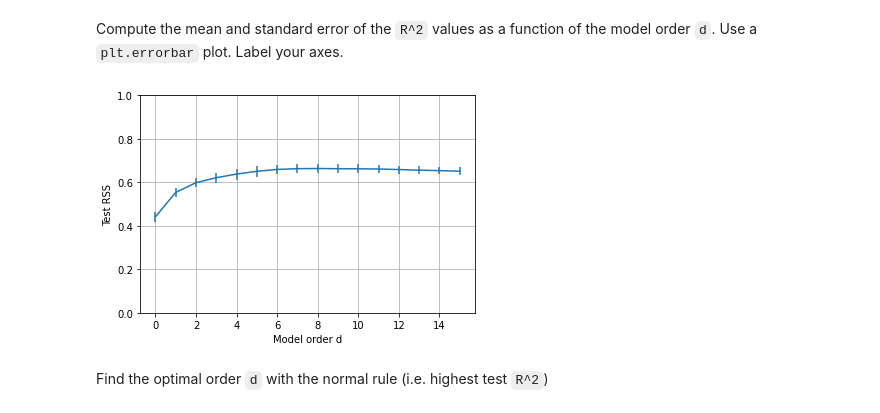
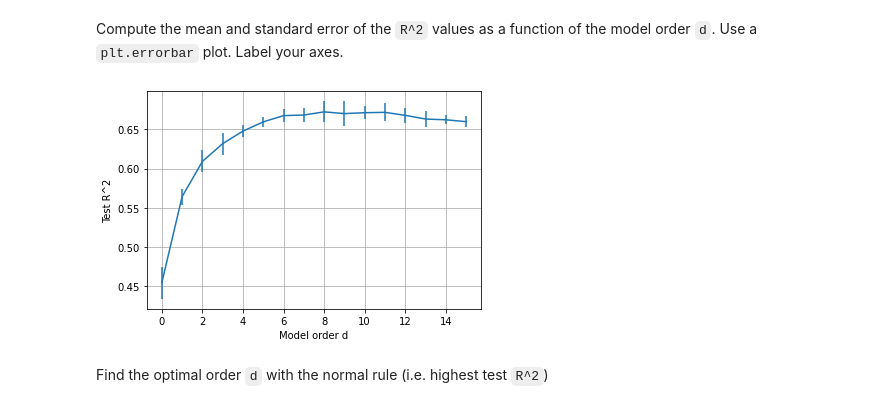
Before and after one commit to vaibhav016/MachineLearning, a Jupyter notebook: unit04_model_sel/lab_neural_partial.ipynb, the cells around one changed output. Drawn from its saved outputs; the diff is of its cells as text; code cells hidden in the pictures.

```diff
--- a/unit04_model_sel/lab_neural_partial.ipynb
+++ b/unit04_model_sel/lab_neural_partial.ipynb
@@ -171,8 +171,8 @@ def create_dly_data(X,y,dly):
     ydly = np.empty((samples-dly,) ,dtype=float)
     ydly = y[dly:]
 
-    for i in range(dly+1):
-        Xdly[:,i*p:(i+1)*p] = X[dly-i:samples-i,:]
+    for delay in range(dly+1):
+        Xdly[:,delay*p:(delay+1)*p] = X[dly-delay:samples-delay,:]
     return Xdly, ydly
 # %% [markdown]
 Now fit an linear delayed model with `dly=6` additional delay lags.  That is,
@@ -244,7 +246,7 @@ dmax = 15  # maximum number of delays
 
 # TODO 9:  Create a k-fold object
 # kf = sklearn.model_selection.KFold(...)
-kf = sklearn.model_selection.KFold(n_splits=nfold, shuffle=False)
+kf = sklearn.model_selection.KFold(n_splits=nfold, shuffle=True, random_state=23)
 
 # TODO 10:  Model orders to be tested
 # dtest = vector [0,1,...,dmax]
@@ -280,18 +282,18 @@ for it, d in enumerate(dtest):
         # Split the data (Xdly,ydly) into training and test
         Xtr =  Xdly[Itr]
         ytr =  ydly[Itr]
+
         Xts =  Xdly[Its]
         yts =  ydly[Its]
 
         # TODO 14:  Fit data on training data
         modeldly = LinearRegression()
         modeldly.fit(Xtr, ytr)
-        Rsq[it][isplit] = modeldly.score(Xts, yts)
 
         # TODO 15:  Measure the R^2 vale on test data and store in the matrix Rsq
 #         rsq = model.score(Xts,yts)
+        Rsq[it][isplit] = modeldly.score(Xts, yts)
 
-        Rsq[it][isplit] = modeldly.score(Xts, yts)
         pbar.update(1)
 pbar.close()
 # %% [markdown]
@@ -299,16 +301,17 @@ Compute the mean and standard error of the `R^2` values as a function of the mod
 # %%
 # TODO 16
 
 Mean_Rsq = np.mean(Rsq,axis=1)
+# Std_Rsq = np.std(Rsq, axis=1)*np.sqrt(nfold)/np.sqrt(nfold-1)
 Std_Rsq = np.std(Rsq, axis=1)*np.sqrt(nfold)/np.sqrt(nfold-1)
 
 plt.errorbar(dtest, Mean_Rsq, yerr=Std_Rsq, fmt='-')
-plt.ylim(0,1)
+# plt.ylim(0,1)
 plt.xlabel('Model order d')
-plt.ylabel('Test RSS')
+plt.ylabel('Test R^2')
 plt.grid()
 # %% [output]
-[figure, old version]
+[figure, new version]
 # %% [markdown]
 Find the optimal order `d` with the normal rule (i.e. highest test `R^2`)
 # %%
```
Also changed, not shown: parts of 6 cells of this notebook, 3 other files.
